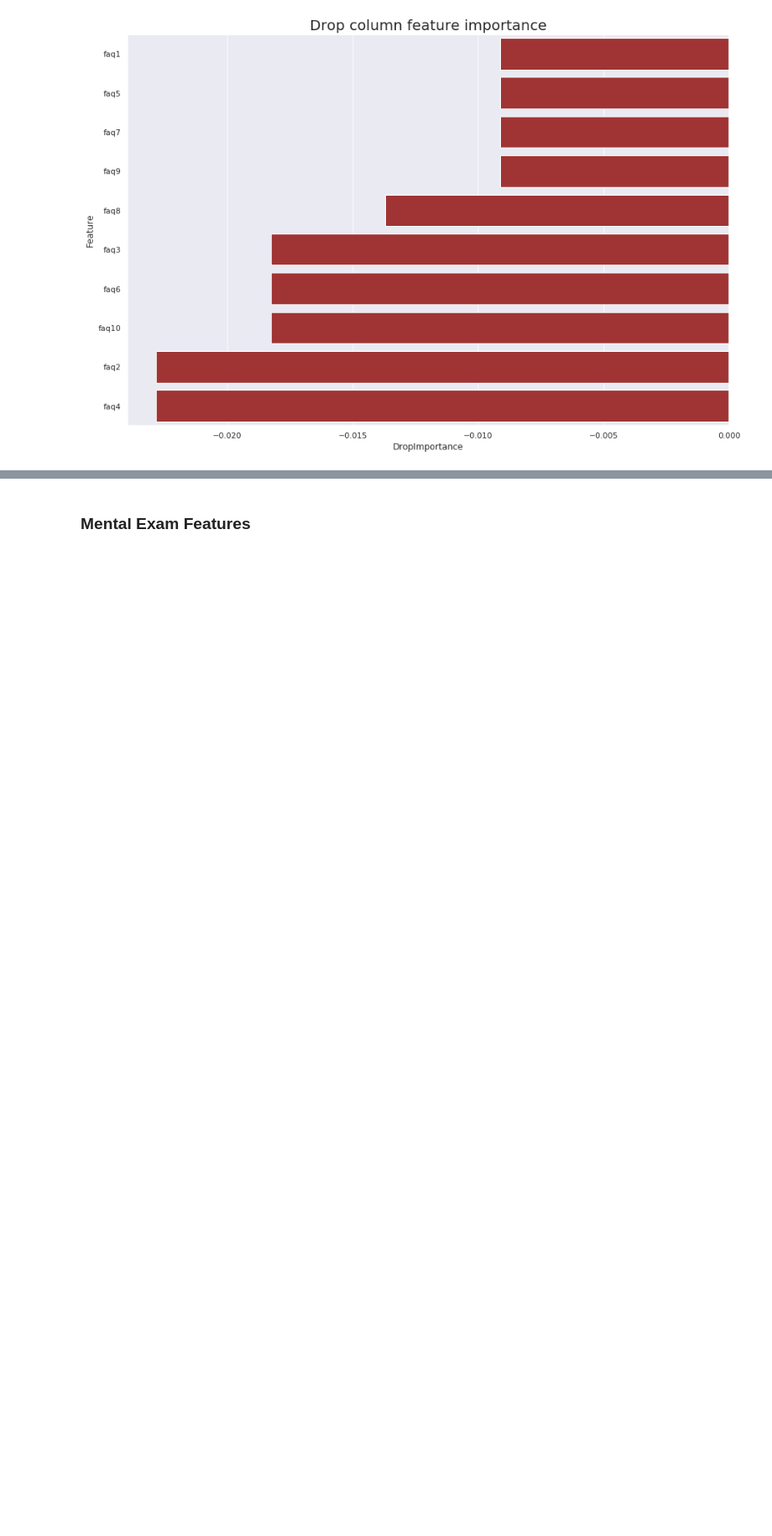
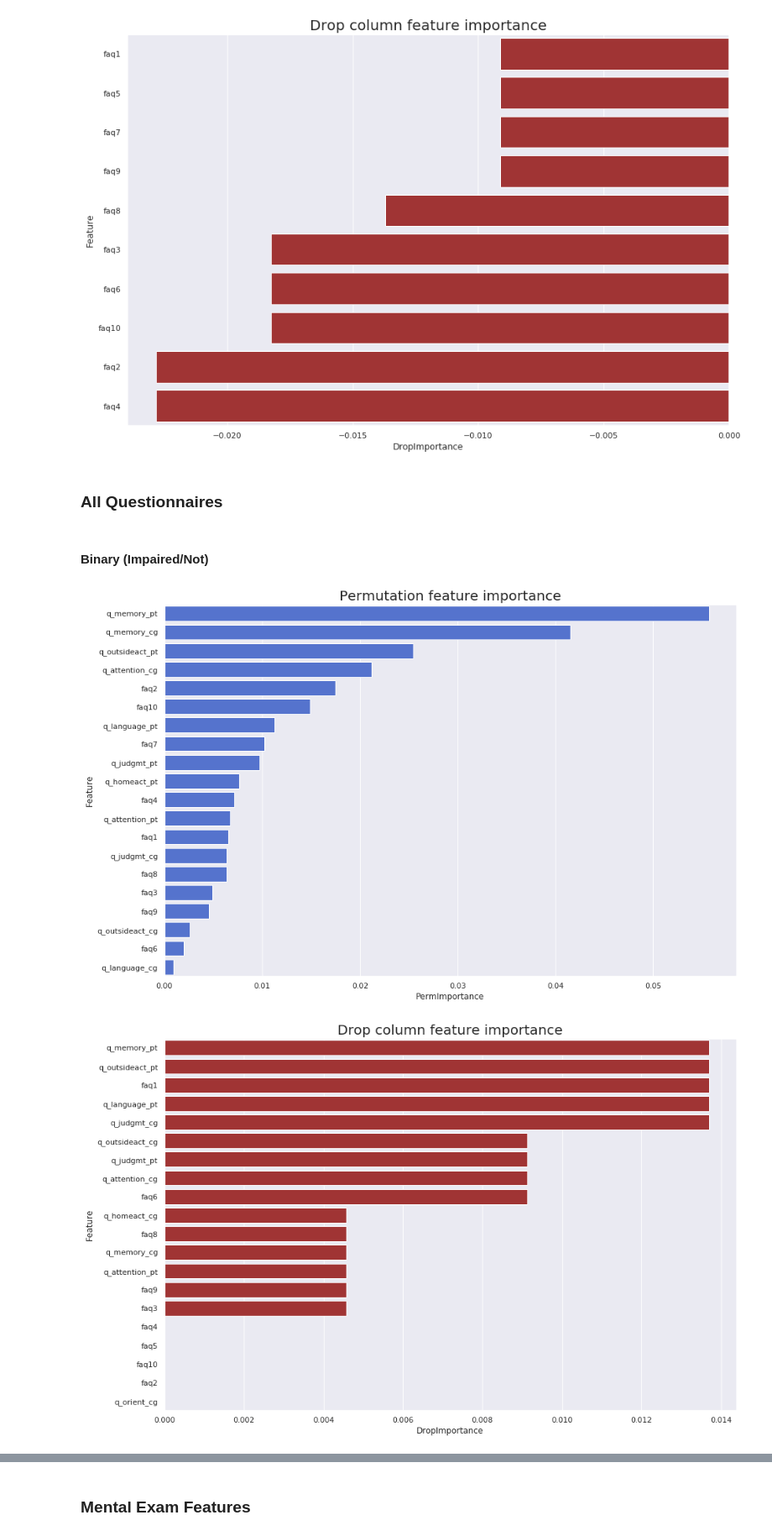
Before and after one commit to mjkleiman/streamlineAD, a Jupyter notebook: KleimanPhD_Chp2.ipynb, the cells around one changed output, grey strips where cells are left out. Shown at 84% size. Saved outputs shown, nothing was run; the diff lists cells and outputs as text; code cells hidden in the pictures; blank space fills up the shorter version.

Commit message:
Added combined questionnaire group

```diff
--- a/KleimanPhD_Chp2.ipynb
+++ b/KleimanPhD_Chp2.ipynb
@@ -1077,3 +1136,21 @@ features_func_3 = ehr_feature(df_adni_X_scale, df_adni_y3, clf='xgb')
 [figure]
 # %%
 features_func_3.to_csv(f'{dir}/Output/features_func_3.csv', index=False)
+# %% [markdown]
+### All Questionnaires
+# %%
+adni_X_cols = ['q_memory_pt', 'q_orient_pt',
+       'q_judgmt_pt', 'q_outsideact_pt', 'q_homeact_pt', 'q_language_pt',
+       'q_attention_pt', 'q_memory_cg', 'q_orient_cg',
+       'q_judgmt_cg', 'q_outsideact_cg', 'q_homeact_cg', 'q_language_cg',
+       'q_attention_cg','faq1', 'faq2', 'faq3', 'faq4',
+       'faq5', 'faq6', 'faq7', 'faq8', 'faq9', 'faq10']
+df_adni_X = df_adni.loc[:,adni_X_cols]
+df_adni_X_scale = df_adni_X_scaled.loc[:,adni_X_cols]
+# %% [markdown]
+#### Binary (Impaired/Not)
+# %%
+features_allques_2 = ehr_feature(df_adni_X_scale, df_adni_y2, clf='xgb')
+# %% [output]
+[figure, added]
+[figure, added]
```
Also changed, not shown: parts of 19 cells of this notebook.
